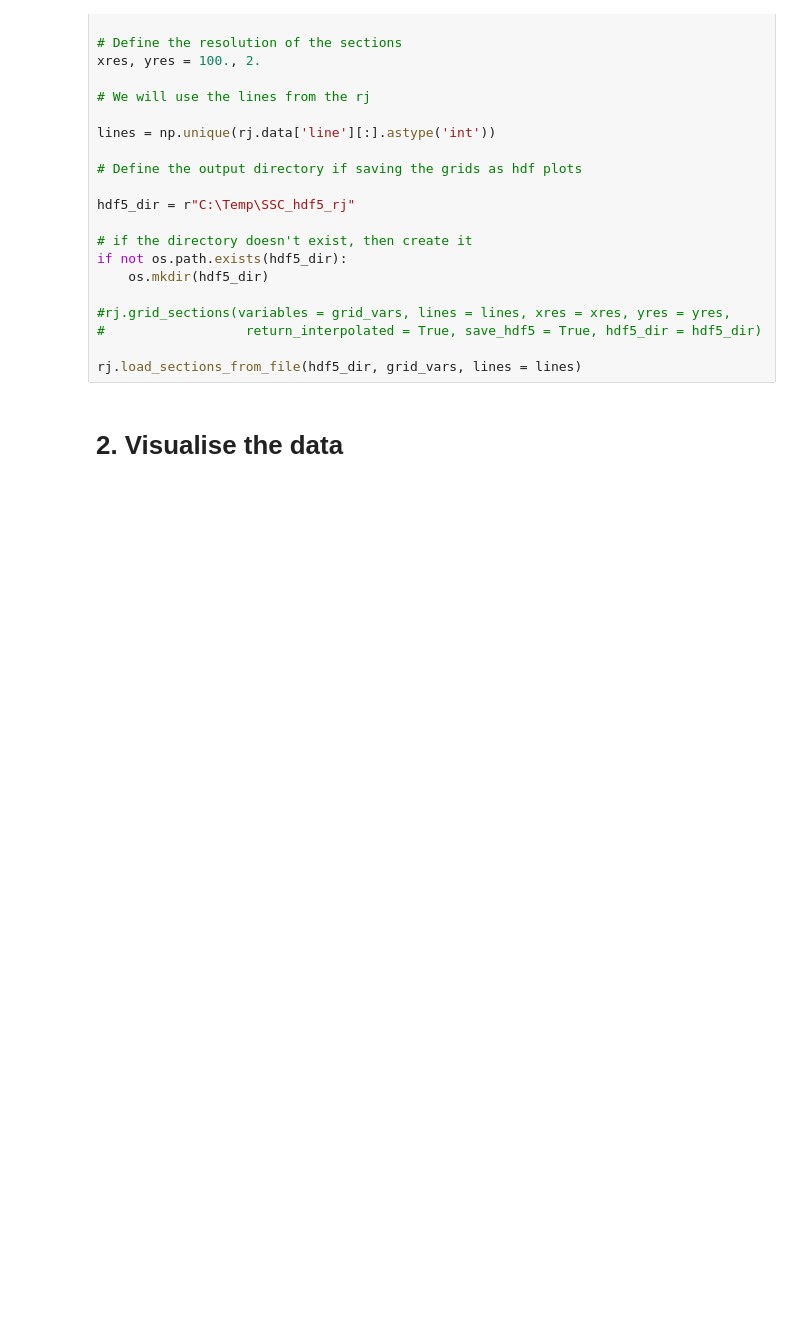
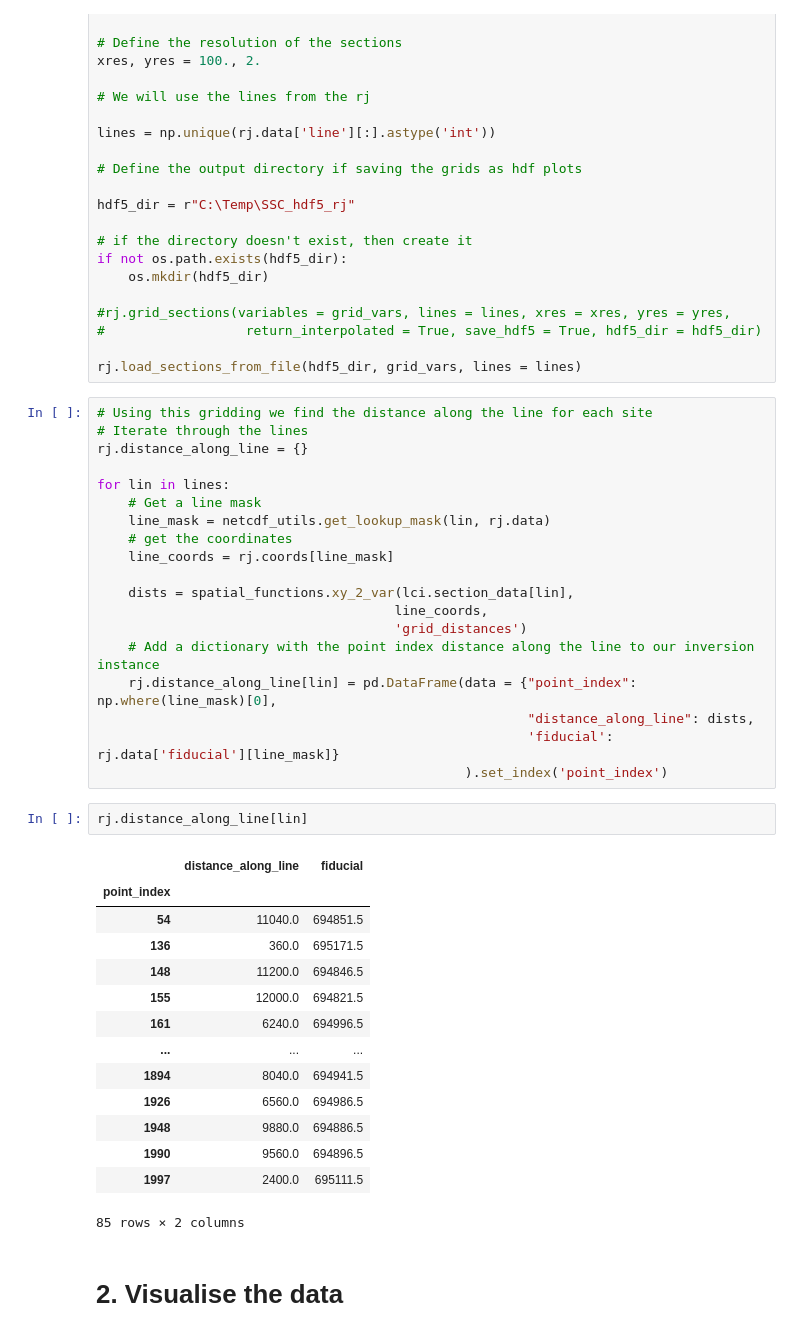
Before and after one commit to Neil-Symington/aem_interp_dash, a Jupyter notebook: notebooks/SSC_interpretation_dash.ipynb, the cells around one changed output. Drawn from its saved outputs; the diff is of its cells as text; blank space fills up the shorter version.

```diff
--- a/notebooks/SSC_interpretation_dash.ipynb
+++ b/notebooks/SSC_interpretation_dash.ipynb
@@ -123,6 +143,42 @@ if not os.path.exists(hdf5_dir):
 #                  return_interpolated = True, save_hdf5 = True, hdf5_dir = hdf5_dir)
 
 rj.load_sections_from_file(hdf5_dir, grid_vars, lines = lines)
+# %%
+# Using this gridding we find the distance along the line for each site
+# Iterate through the lines
+rj.distance_along_line = {}
+
+for lin in lines:
+    # Get a line mask
+    line_mask = netcdf_utils.get_lookup_mask(lin, rj.data)
+    # get the coordinates
+    line_coords = rj.coords[line_mask]
+
+    dists = spatial_functions.xy_2_var(lci.section_data[lin],
+                                      line_coords,
+                                      'grid_distances')
+    # Add a dictionary with the point index distance along the line to our inversion instance
+    rj.distance_along_line[lin] = pd.DataFrame(data = {"point_index": np.where(line_mask)[0],
+                                                       "distance_along_line": dists,
+                                                       'fiducial': rj.data['fiducial'][line_mask]}
+                                               ).set_index('point_index')
+# %%
+rj.distance_along_line[lin]
+# %% [output]
+|  | distance_along_line | fiducial |
+| point_index |  |  |
+| 54 | 11040.0 | 694851.5 |
+| 136 | 360.0 | 695171.5 |
+| 148 | 11200.0 | 694846.5 |
+| 155 | 12000.0 | 694821.5 |
+| 161 | 6240.0 | 694996.5 |
+| ... | ... | ... |
+| 1894 | 8040.0 | 694941.5 |
+| 1926 | 6560.0 | 694986.5 |
+| 1948 | 9880.0 | 694886.5 |
+| 1990 | 9560.0 | 694896.5 |
+| 1997 | 2400.0 | 695111.5 |
+85 rows × 2 columns
 # %% [markdown]
 # 2. Visualise the data
 # %% [markdown]
```
Also changed, not shown: parts of 10 cells of this notebook, 7 other files.
